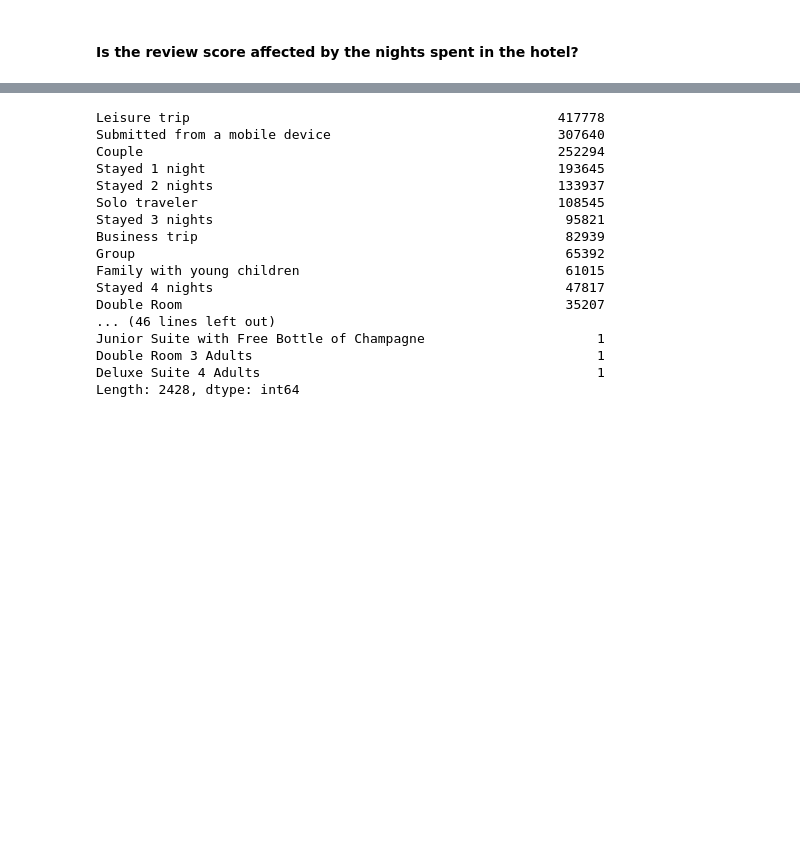
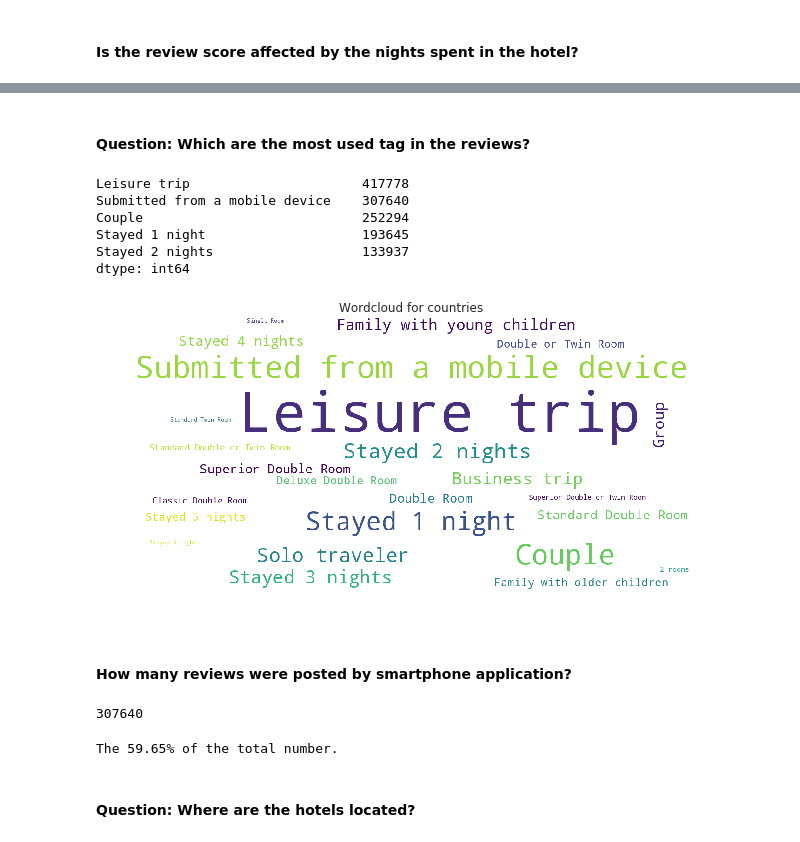
Before and after one commit to LuigiCerone/Hotel-Reviews-Data-Analysis, a Jupyter notebook: Hotel_Reviews_Copia_Lavoro_Giggi.ipynb, the cells around one changed output, grey strips where cells are left out. Cells and saved outputs as stored; diff of their text form; code cells hidden in the pictures; blank space fills up the shorter version.

Commit message:
[add] map and smartphone analysis

```diff
--- a/Hotel_Reviews_Copia_Lavoro_Giggi.ipynb
+++ b/Hotel_Reviews_Copia_Lavoro_Giggi.ipynb
@@ -486,22 +489,37 @@ sns.jointplot(data=reviews_df,y="Reviewer_Score",x="Nights",kind="reg")
+# %% [markdown]
+#### Question: Which are the most used tag in the reviews?
 # %%
-# In case we want to use the Tags, here I clean up the format
-# and create list from Tags ranked them by occurence
-pd.Series(re.findall(r'[\']\s([\w\s]+)\s[\']',''.join(reviews_df.Tags))).value_counts()
+tag = pd.Series(re.findall(r'[\']\s([\w\s]+)\s[\']',''.join(reviews_df.Tags))).value_counts()
+tag.head()
 # %% [output]
-Leisure trip                                               417778
-Submitted from a mobile device                             307640
-Couple                                                     252294
-Stayed 1 night                                             193645
-Stayed 2 nights                                            133937
-Solo traveler                                              108545
-Stayed 3 nights                                             95821
-Business trip                                               82939
-Group                                                       65392
-Family with young children                                  61015
-Stayed 4 nights                                             47817
-Double Room                                                 35207
-... (46 lines left out)
-Junior Suite with Free Bottle of Champagne                      1
-Double Room 3 Adults                                            1
-Deluxe Suite 4 Adults                                           1
-Length: 2428, dtype: int64
+Leisure trip                      417778
+Submitted from a mobile device    307640
+Couple                            252294
+Stayed 1 night                    193645
+Stayed 2 nights                   133937
+dtype: int64
+# %%
+from wordcloud import WordCloud
+
+
+wordcloud = WordCloud(background_color='white', scale=3, max_font_size=40, max_words=25).generate_from_frequencies(tag)
+wordcloud.recolor(random_state=1)
+plt.figure(1, figsize=FIG_SIZE)
+plt.imshow(wordcloud)
+plt.title("Wordcloud for countries ")
+plt.axis("off")
+plt.show()
+# %% [output]
+[figure, added]
+# %% [markdown]
+#### How many reviews were posted by smartphone application?
+# %%
+tag['Submitted from a mobile device']
+# %% [output]
+307640
+# %%
+print("The {:.2f}% of the total number.".format(tag['Submitted from a mobile device'] / dataframe_length * 100))
+# %% [output]
+The 59.65% of the total number.
+# %% [markdown]
+#### Question: Where are the hotels located?
```
Also changed, not shown: parts of 6 cells of this notebook.
